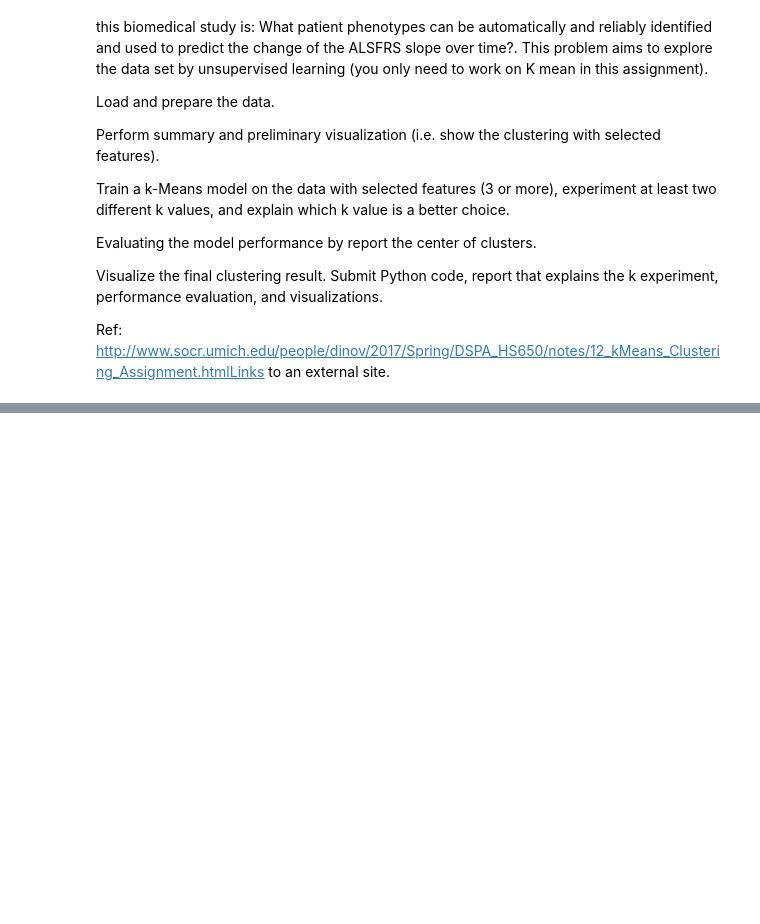
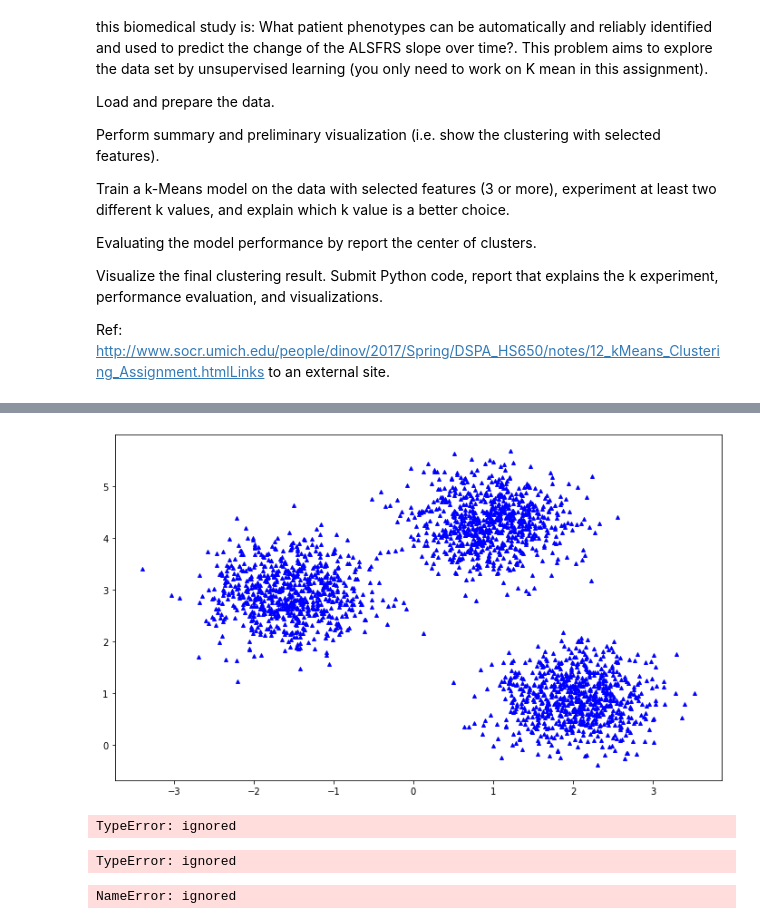
Before and after one commit to rghimre3/INFO5505_Machine_Learning_for-_Data_Scientist, a Jupyter notebook: Ghimire_Ramesh_clustering.ipynb, the cells around one changed output, grey strips where cells are left out. Drawn from its saved outputs; the diff is of its cells as text; code cells hidden in the pictures; blank space fills up the shorter version.

```diff
--- a/Ghimire_Ramesh_clustering.ipynb
+++ b/Ghimire_Ramesh_clustering.ipynb
@@ -39,0 +129,28 @@ from sklearn.model_selection import train_test_split
+# %%
+plt.figure(figsize=(12,7))
+pca=PCA(n_components=0.95)
+X_train=pca.fit_transform(train_model)
+X,Y=make_blobs(n_samples=2223,centers=3,cluster_std=0.5,random_state=0)
+plt,plt.scatter(X[:,0],X[:,1],s=15,marker='^',color='b')
+
+plt.show()
+# %% [output]
+[figure, added]
+# %%
+model_kmean=[KMeans(n_clusters=k,random_state=25).fit(X_train) for k in range(1,10)]
+inertia=[model.inertia_ for model in model_kmean]
+fig,ax=plt.subplots(figsize=(10,10))
+plt.plot(range(1,10), inertia)
+plt.show()
+# %% [output]
+TypeError: ignored
+# %%
+kmean=KMeans(n_clusters=3)
+kmean.fit(X_train)
+# %% [output]
+TypeError: ignored
+# %%
+Y_pred=kmean.predict(X_train)
+Y_pred
+# %% [output]
+NameError: ignored
```
Also changed, not shown: parts of 11 cells of this notebook.
